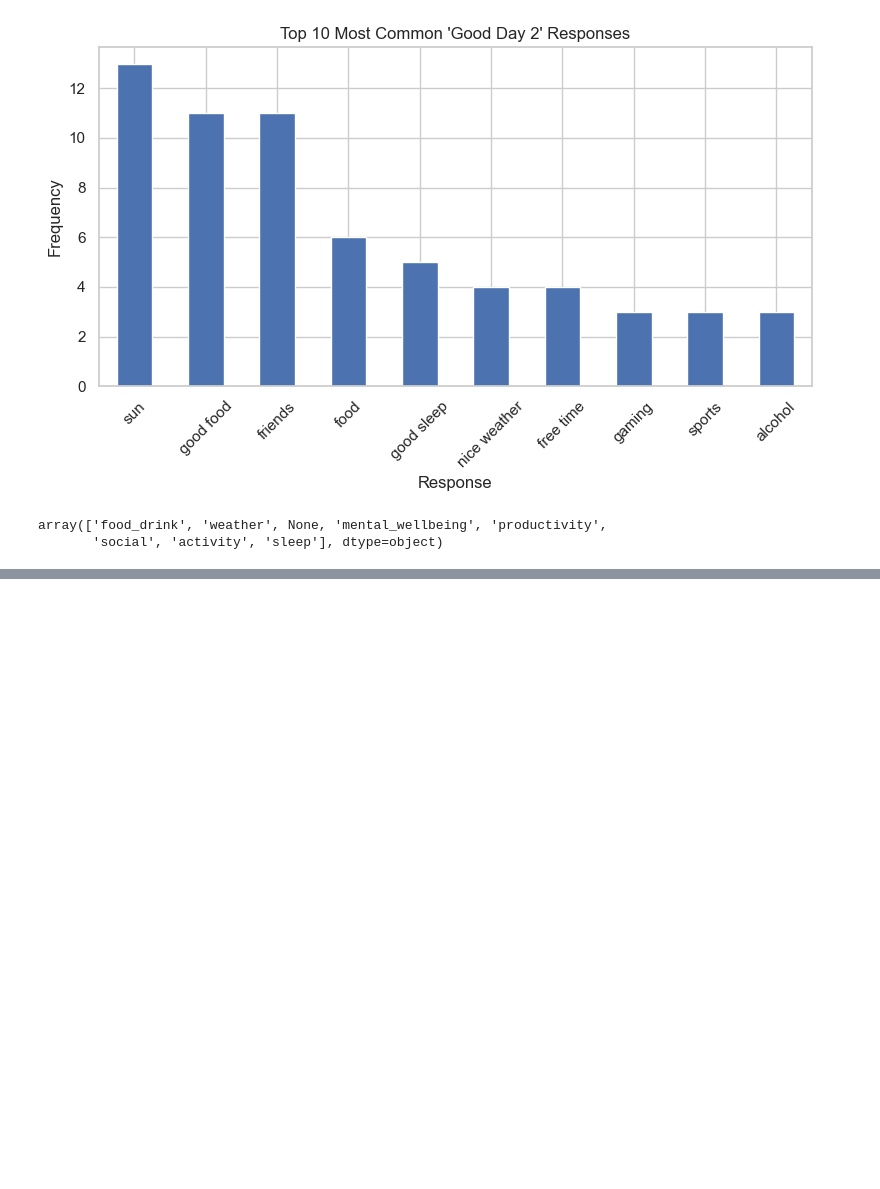
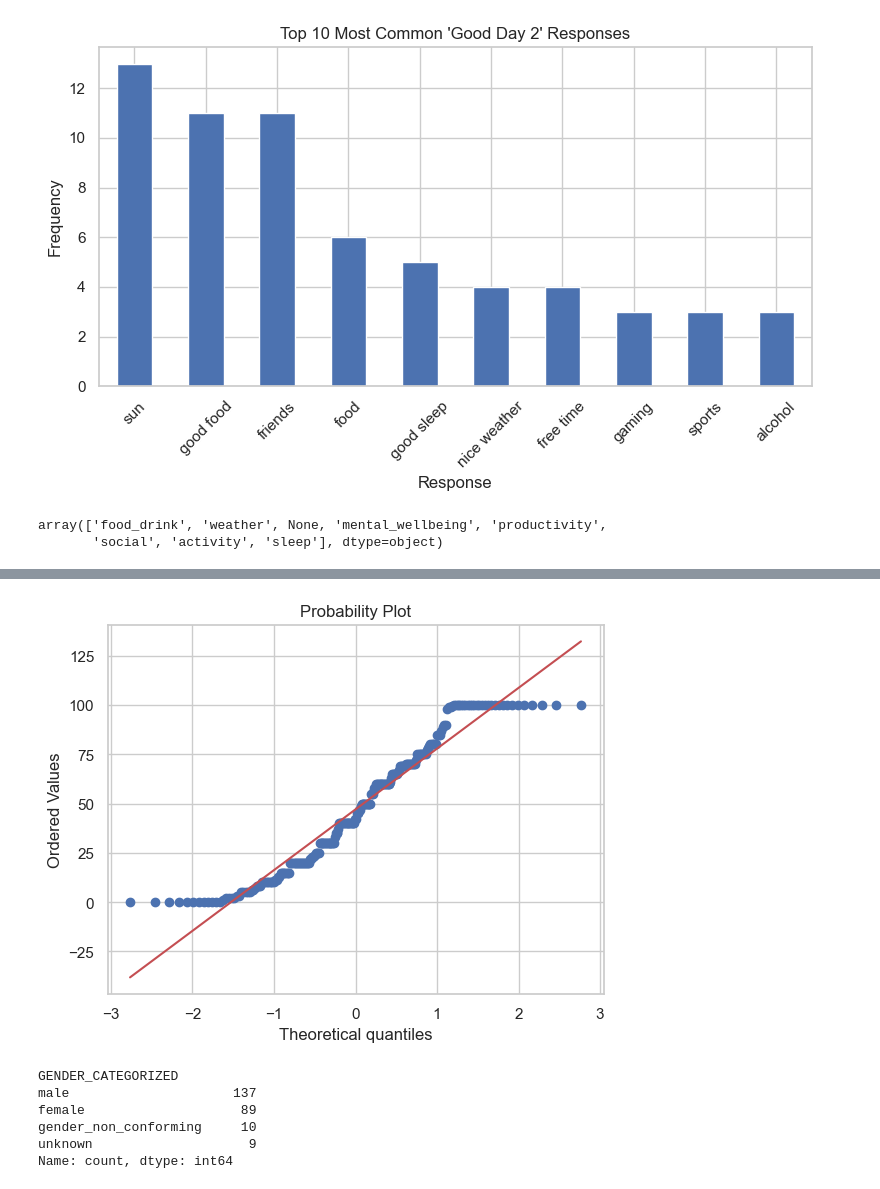
Before and after one commit to rahil1303/dmt-assignment1-2025, a Jupyter notebook: notebooks/Iteration_2_eda.ipynb, the cells around one changed output, grey strips where cells are left out. Drawn from its saved outputs; the diff is of its cells as text; code cells hidden in the pictures; blank space fills up the shorter version.

```diff
--- a/notebooks/Iteration_2_eda.ipynb
+++ b/notebooks/Iteration_2_eda.ipynb
@@ -1025,0 +1050,15 @@ missing_cleaned
+# %%
+# Generate the Q-Q plot using scipy
+stats.probplot(df["STRESS_LEVEL_CLEANED"].dropna(), dist="norm", plot=plt)
+plt.show()
+# %% [output]
+[figure, added]
+# %%
+df['GENDER_CATEGORIZED'].value_counts(dropna=False)
+# %% [output]
+GENDER_CATEGORIZED
+male                     137
+female                    89
+gender_non_conforming     10
+unknown                    9
+Name: count, dtype: int64
```
Also changed, not shown: parts of 40 cells of this notebook, 1 other file.
